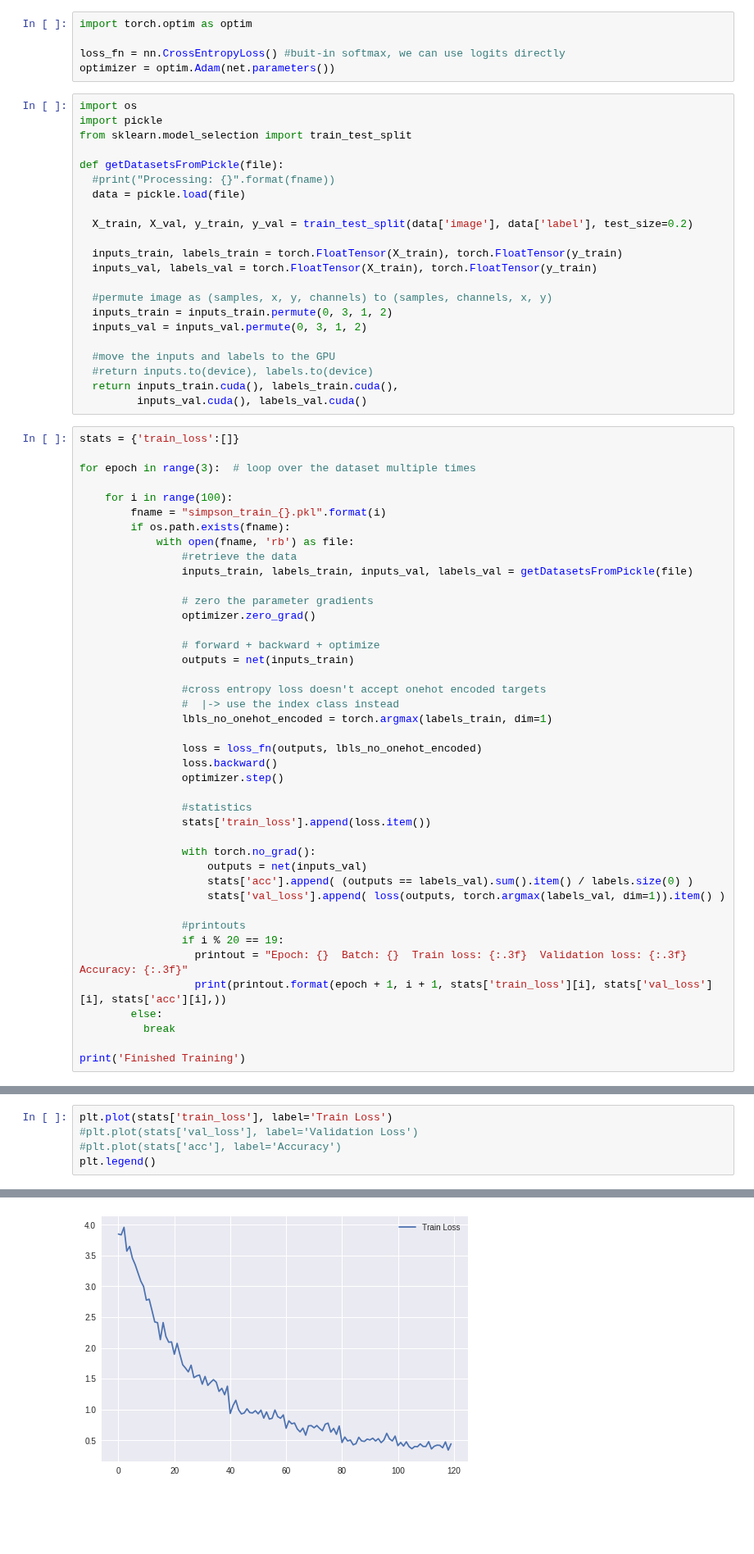
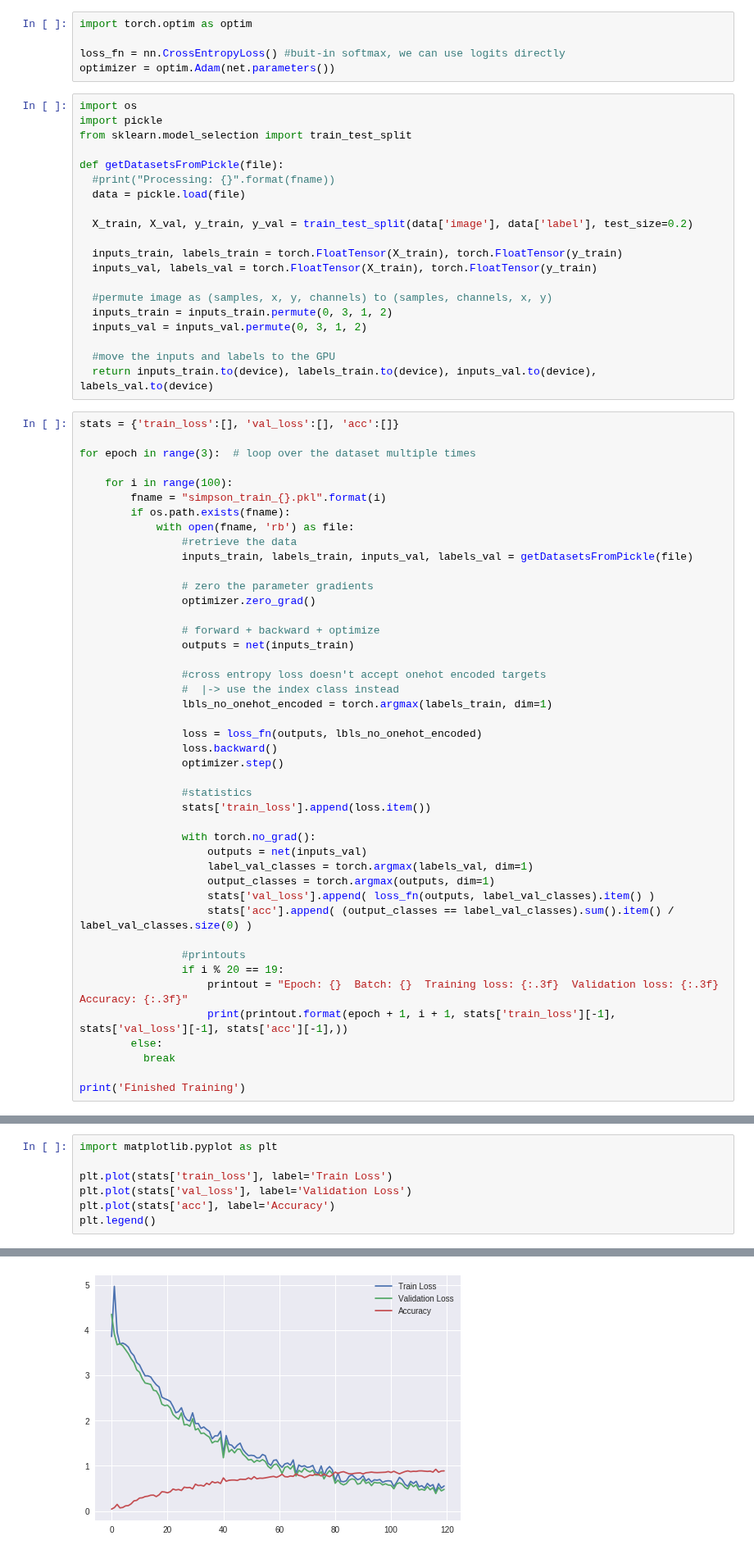
Before and after one commit to samuxiii/notebooks, a Jupyter notebook: simpsons/Simpsons-PyTorch.ipynb, the cells around one changed output, grey strips where cells are left out. Shown at 82% size. Cells and saved outputs as stored; diff of their text form; blank space fills up the shorter version.

Commit message:
Recalculated with validation and accuracy

```diff
--- a/simpsons/Simpsons-PyTorch.ipynb
+++ b/simpsons/Simpsons-PyTorch.ipynb
@@ -326,11 +318,9 @@ def getDatasetsFromPickle(file):
   inputs_val = inputs_val.permute(0, 3, 1, 2)
 
   #move the inputs and labels to the GPU
-  #return inputs.to(device), labels.to(device)
-  return inputs_train.cuda(), labels_train.cuda(),
-         inputs_val.cuda(), labels_val.cuda()
+  return inputs_train.to(device), labels_train.to(device), inputs_val.to(device), labels_val.to(device)
 # %%
-stats = {'train_loss':[]}
+stats = {'train_loss':[], 'val_loss':[], 'acc':[]}
 
 for epoch in range(3):  # loop over the dataset multiple times
 
@@ -360,13 +350,15 @@ for epoch in range(3):  # loop over the dataset multiple times
 
                 with torch.no_grad():
                     outputs = net(inputs_val)
-                    stats['acc'].append( (outputs == labels_val).sum().item() / labels.size(0) )
-                    stats['val_loss'].append( loss(outputs, torch.argmax(labels_val, dim=1)).item() )
+                    label_val_classes = torch.argmax(labels_val, dim=1)
+                    output_classes = torch.argmax(outputs, dim=1)
+                    stats['val_loss'].append( loss_fn(outputs, label_val_classes).item() )
+                    stats['acc'].append( (output_classes == label_val_classes).sum().item() / label_val_classes.size(0) )
 
                 #printouts
                 if i % 20 == 19:
-                  printout = "Epoch: {}  Batch: {}  Train loss: {:.3f}  Validation loss: {:.3f}  Accuracy: {:.3f}"
-                  print(printout.format(epoch + 1, i + 1, stats['train_loss'][i], stats['val_loss'][i], stats['acc'][i],))
+                    printout = "Epoch: {}  Batch: {}  Training loss: {:.3f}  Validation loss: {:.3f}  Accuracy: {:.3f}"
+                    print(printout.format(epoch + 1, i + 1, stats['train_loss'][-1], stats['val_loss'][-1], stats['acc'][-1],))
         else:
           break
 
@@ -381,12 +373,14 @@ Epoch: 3  Batch: 30  Loss: 0.400
 Finished Training
 # %%
+import matplotlib.pyplot as plt
+
 plt.plot(stats['train_loss'], label='Train Loss')
-#plt.plot(stats['val_loss'], label='Validation Loss')
-#plt.plot(stats['acc'], label='Accuracy')
+plt.plot(stats['val_loss'], label='Validation Loss')
+plt.plot(stats['acc'], label='Accuracy')
 plt.legend()
 # %% [output]
 <matplotlib.legend.Legend at 0x...>
-[figure, old version]
+[figure, new version]
 # %% [markdown]
 ### Testing model
 # %%
```
Also changed, not shown: parts of 9 cells of this notebook.
